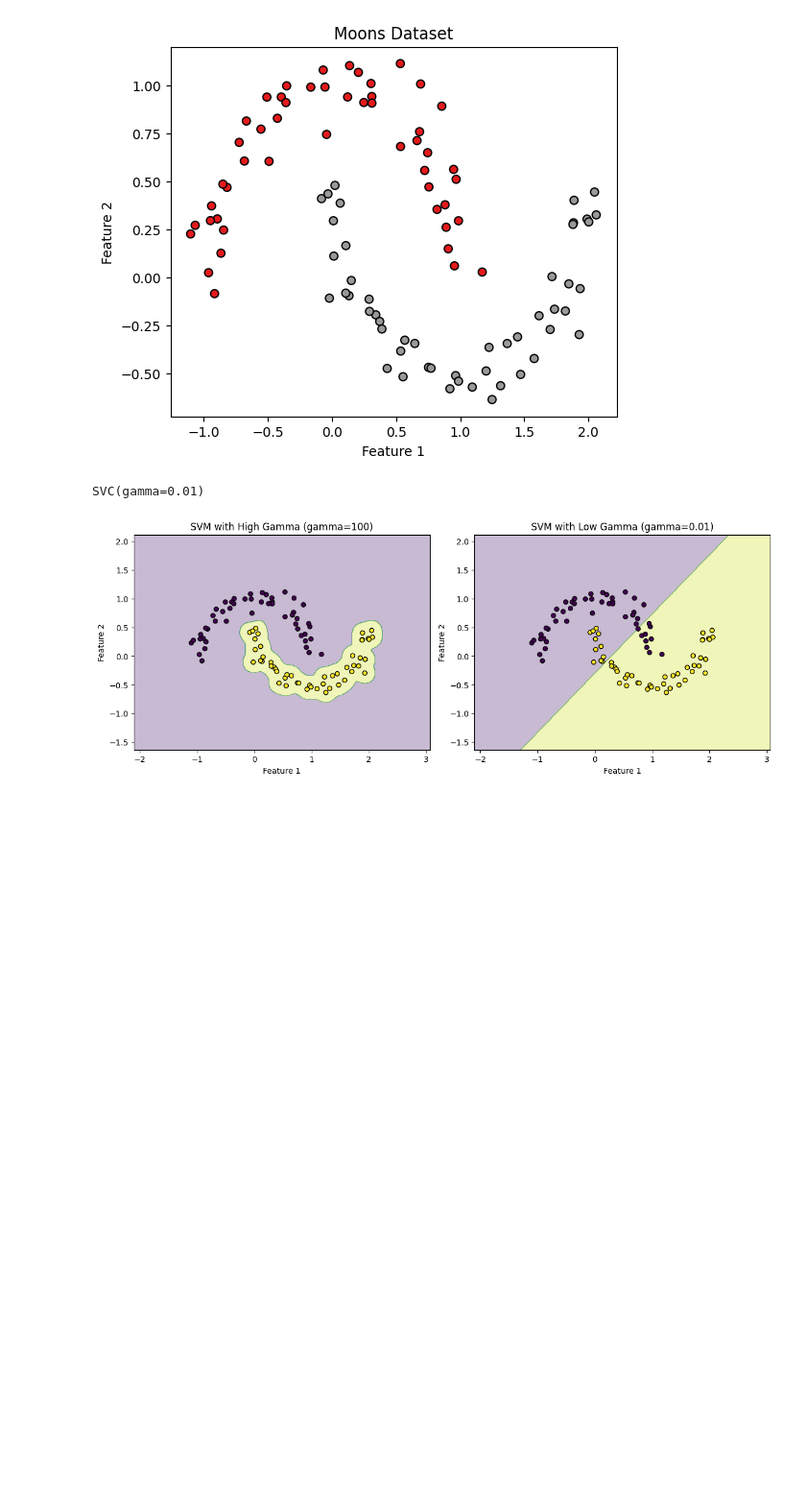
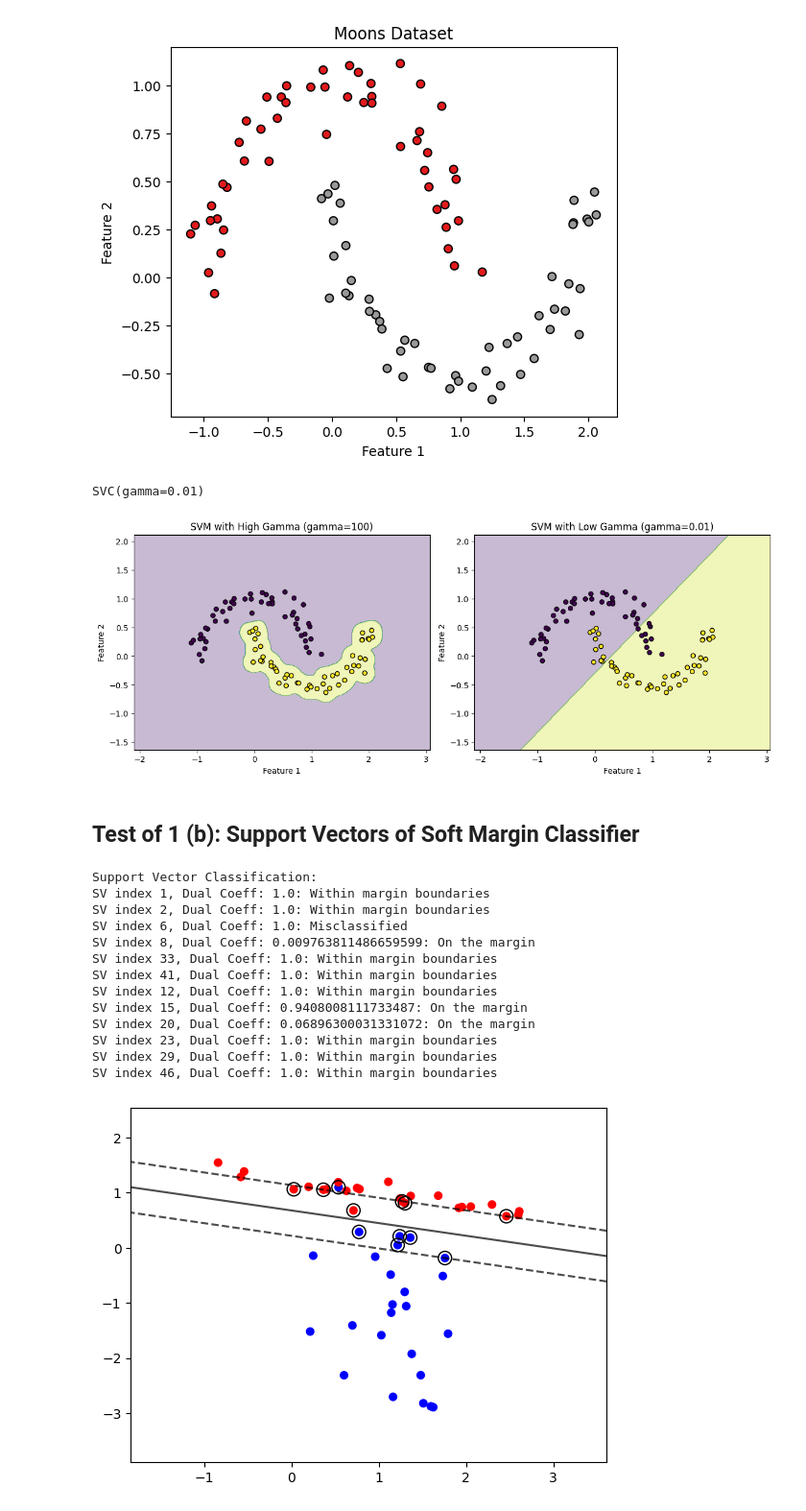
Before and after one commit to Ravi-Raghavan/ESE-5460-Fall-2025, a Jupyter notebook: Homework #1/SVM_analysis.ipynb, the cells around one changed output. Shown at 96% size. Drawn from its saved outputs; the diff is of its cells as text; code cells hidden in the pictures; blank space fills up the shorter version.

```diff
--- a/Homework #1/SVM_analysis.ipynb
+++ b/Homework #1/SVM_analysis.ipynb
@@ -70,3 +70,76 @@ plt.tight_layout()
 plt.show()
 # %% [output]
 [figure]
+# %% [markdown]
+## Test of 1 (b): Support Vectors of Soft Margin Classifier
+# %%
+# Generate data
+X, y = datasets.make_classification(
+    n_samples=50, n_features=2, n_redundant=0, n_informative=2,
+    n_clusters_per_class=1, class_sep=1.0, random_state=42
+)
+
+# Soft-margin SVM
+C = 1.0
+clf = SVC(kernel="linear", C=C)
+clf.fit(X, y)
+
+# Get support vectors and indices
+support_vectors = clf.support_vectors_ # ndarray of shape (n_SV, n_features)
+dual_coefs = clf.dual_coef_[0] # Dual coefficients of the support vector
+support_indices = clf.support_ # Indices of Support Vectors: (n_SV)
+
+# Function to classify type of support vector
+def classify_sv(x, y_true, coef, intercept, alpha, C):
+    margin = y_true * (np.dot(coef, x) + intercept)
+    if 0 < abs(alpha) < C:
+        return "On the margin"
+    elif abs(alpha) == C:
+        if margin < 1:  # Inside margin or misclassified
+            if margin <= 0:
+                return "Misclassified"
+            else:
+                return "Within margin boundaries"
+    return "Error (shouldn't happen)"
+
+# Print classification for each support vector
+w = clf.coef_[0]
+b = clf.intercept_[0]
+
+print("Support Vector Classification:")
+for idx, sv, alpha in zip(support_indices, support_vectors, dual_coefs):
+    label = y[idx]
+    category = classify_sv(sv, 1 if label == 1 else -1, w, b, alpha, C)
+    print(f"SV index {idx}, Dual Coeff: {np.abs(alpha)}: {category}")
+
+# Optional: plot decision boundary and support vectors
+plt.scatter(X[:, 0], X[:, 1], c=y, cmap=plt.cm.bwr, s=30)
+plt.scatter(support_vectors[:, 0], support_vectors[:, 1],
+            s=100, facecolors='none', edgecolors='k')
+
+# Decision boundary
+xx = np.linspace(X[:,0].min()-1, X[:,0].max()+1, 50)
+yy = np.linspace(X[:,1].min()-1, X[:,1].max()+1, 50)
+YY, XX = np.meshgrid(yy, xx)
+xy = np.vstack([XX.ravel(), YY.ravel()]).T
+Z = clf.decision_function(xy).reshape(XX.shape)
+
+plt.contour(XX, YY, Z, colors='k',
+            levels=[-1, 0, 1], alpha=0.7,
+            linestyles=['--', '-', '--'])
+plt.show()
+# %% [output]
+Support Vector Classification:
+SV index 1, Dual Coeff: 1.0: Within margin boundaries
+SV index 2, Dual Coeff: 1.0: Within margin boundaries
+SV index 6, Dual Coeff: 1.0: Misclassified
+SV index 8, Dual Coeff: 0.009763811486659599: On the margin
+SV index 33, Dual Coeff: 1.0: Within margin boundaries
+SV index 41, Dual Coeff: 1.0: Within margin boundaries
+SV index 12, Dual Coeff: 1.0: Within margin boundaries
+SV index 15, Dual Coeff: 0.9408008111733487: On the margin
+SV index 20, Dual Coeff: 0.06896300031331072: On the margin
+SV index 23, Dual Coeff: 1.0: Within margin boundaries
+SV index 29, Dual Coeff: 1.0: Within margin boundaries
+SV index 46, Dual Coeff: 1.0: Within margin boundaries
+[figure, added]
```
